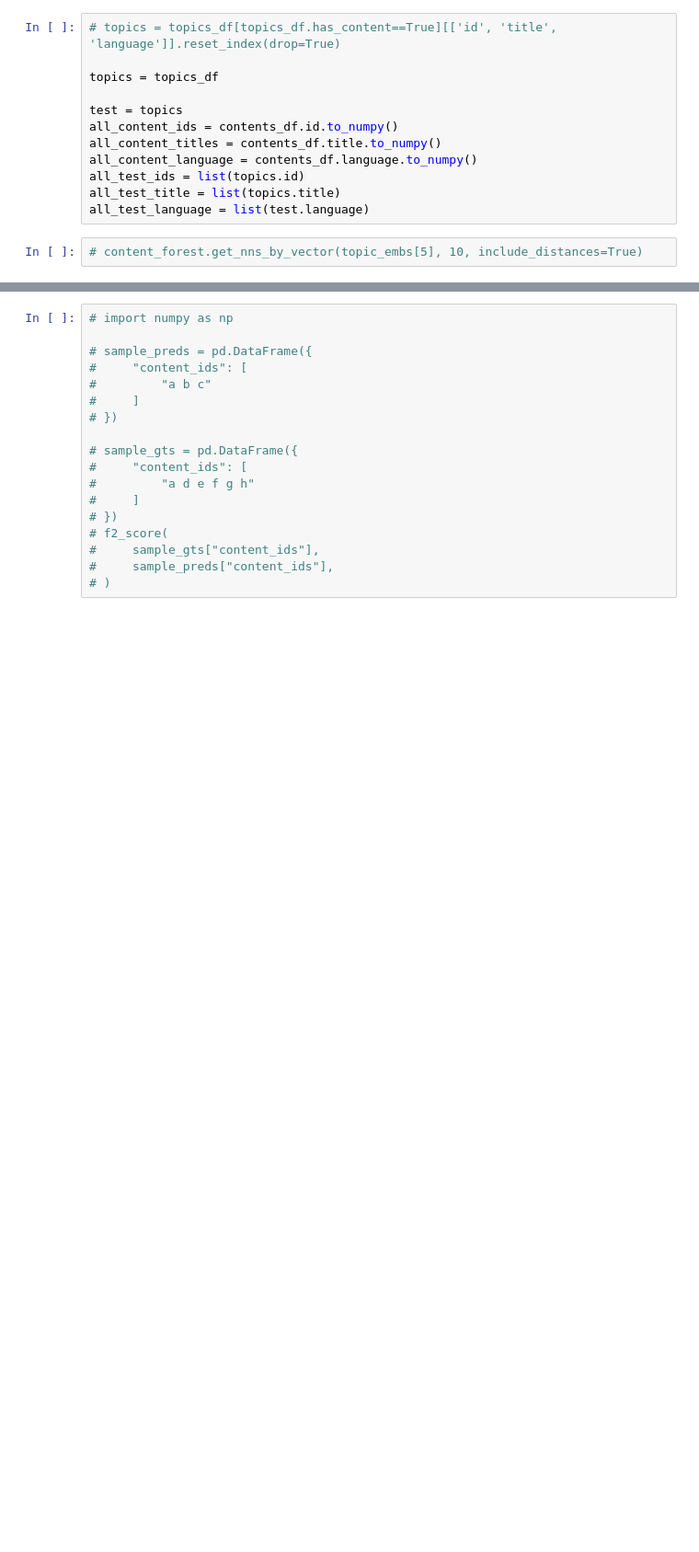
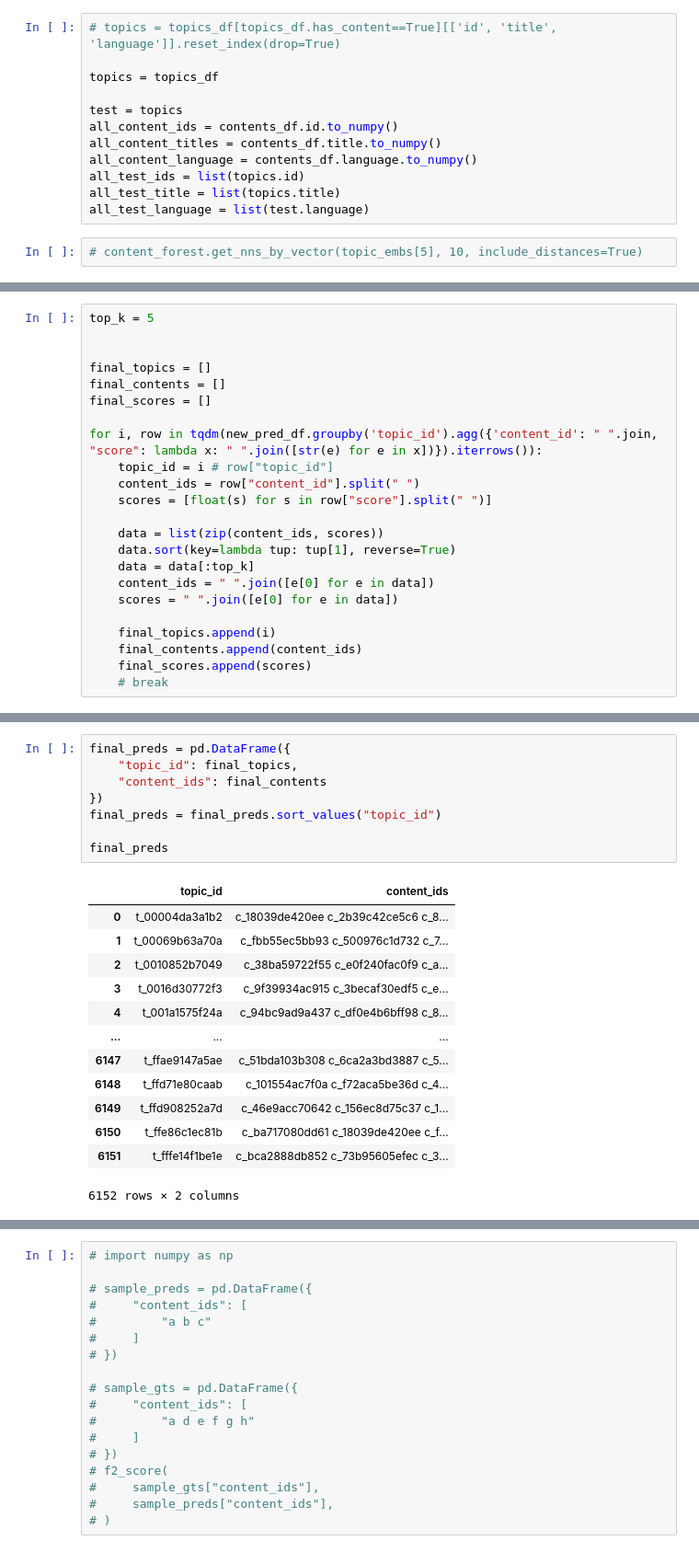
Before and after one commit to thanhhau097/lecr, a Jupyter notebook: evaluate.ipynb, the cells around one changed output, grey strips where cells are left out. Shown at 92% size. Saved outputs shown, nothing was run; the diff lists cells and outputs as text; blank space fills up the shorter version.

```diff
--- a/evaluate.ipynb
+++ b/evaluate.ipynb
@@ -382,0 +507,23 @@ get_pos_score(gt["content_ids"], preds["content_ids"])
+# %%
+top_k = 5
+
+
+final_topics = []
+final_contents = []
+final_scores = []
+
+for i, row in tqdm(new_pred_df.groupby('topic_id').agg({'content_id': " ".join, "score": lambda x: " ".join([str(e) for e in x])}).iterrows()):
+    topic_id = i # row["topic_id"]
+    content_ids = row["content_id"].split(" ")
+    scores = [float(s) for s in row["score"].split(" ")]
+
+    data = list(zip(content_ids, scores))
+    data.sort(key=lambda tup: tup[1], reverse=True)
+    data = data[:top_k]
+    content_ids = " ".join([e[0] for e in data])
+    scores = " ".join([e[0] for e in data])
+
+    final_topics.append(i)
+    final_contents.append(content_ids)
+    final_scores.append(scores)
+    # break
@@ -382,0 +538,22 @@ get_pos_score(gt["content_ids"], preds["content_ids"])
+# %%
+final_preds = pd.DataFrame({
+    "topic_id": final_topics,
+    "content_ids": final_contents
+})
+final_preds = final_preds.sort_values("topic_id")
+
+final_preds
+# %% [output]
+|  | topic_id | content_ids |
+| 0 | t_00004da3a1b2 | c_18039de420ee c_2b39c42ce5c6 c_8... |
+| 1 | t_00069b63a70a | c_fbb55ec5bb93 c_500976c1d732 c_7... |
+| 2 | t_0010852b7049 | c_38ba59722f55 c_e0f240fac0f9 c_a... |
+| 3 | t_0016d30772f3 | c_9f39934ac915 c_3becaf30edf5 c_e... |
+| 4 | t_001a1575f24a | c_94bc9ad9a437 c_df0e4b6bff98 c_8... |
+| ... | ... | ... |
+| 6147 | t_ffae9147a5ae | c_51bda103b308 c_6ca2a3bd3887 c_5... |
+| 6148 | t_ffd71e80caab | c_101554ac7f0a c_f72aca5be36d c_4... |
+| 6149 | t_ffd908252a7d | c_46e9acc70642 c_156ec8d75c37 c_1... |
+| 6150 | t_ffe86c1ec81b | c_ba717080dd61 c_18039de420ee c_f... |
+| 6151 | t_fffe14f1be1e | c_bca2888db852 c_73b95605efec c_3... |
+6152 rows × 2 columns
```
Also changed, not shown: parts of 48 cells of this notebook.
